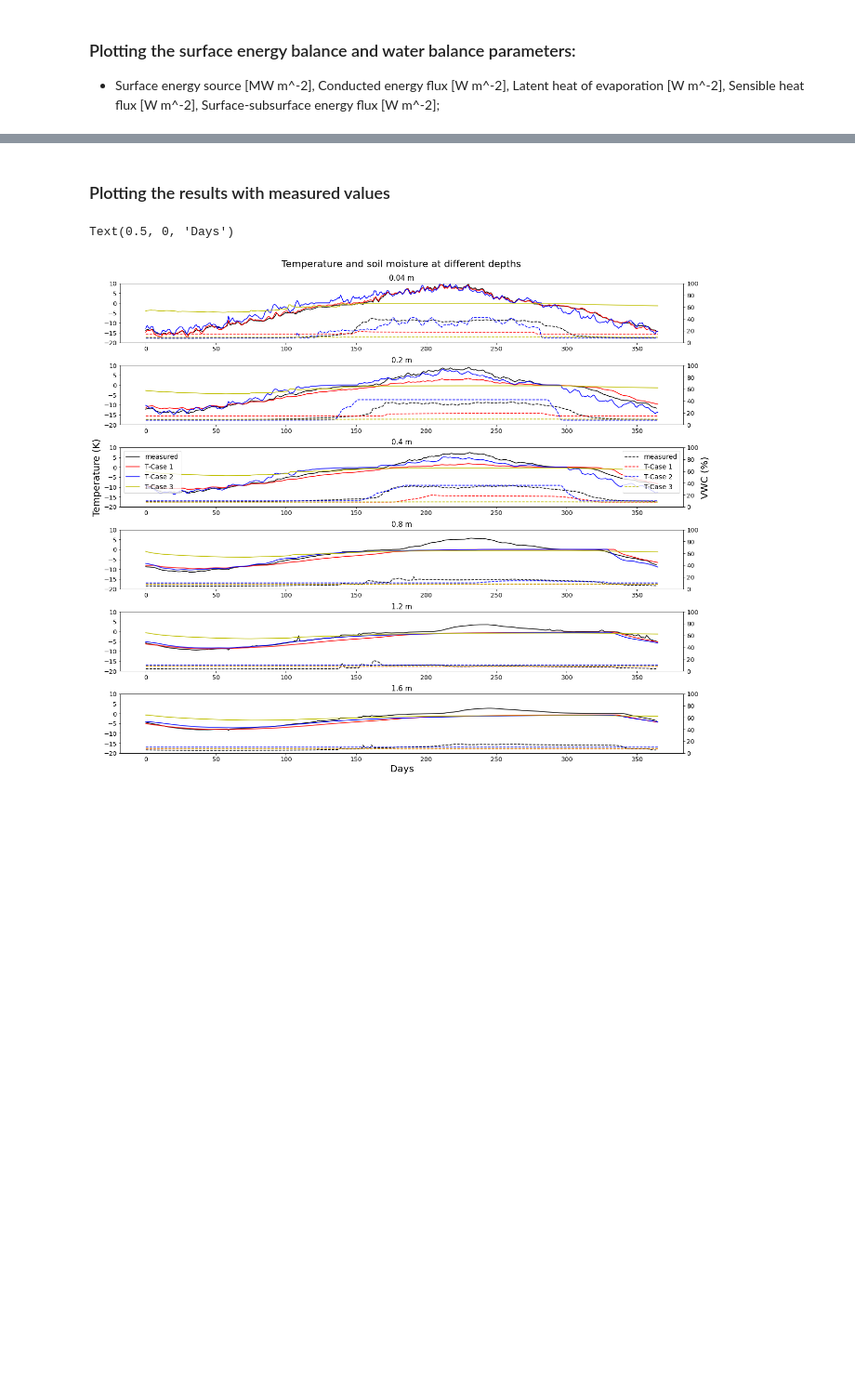
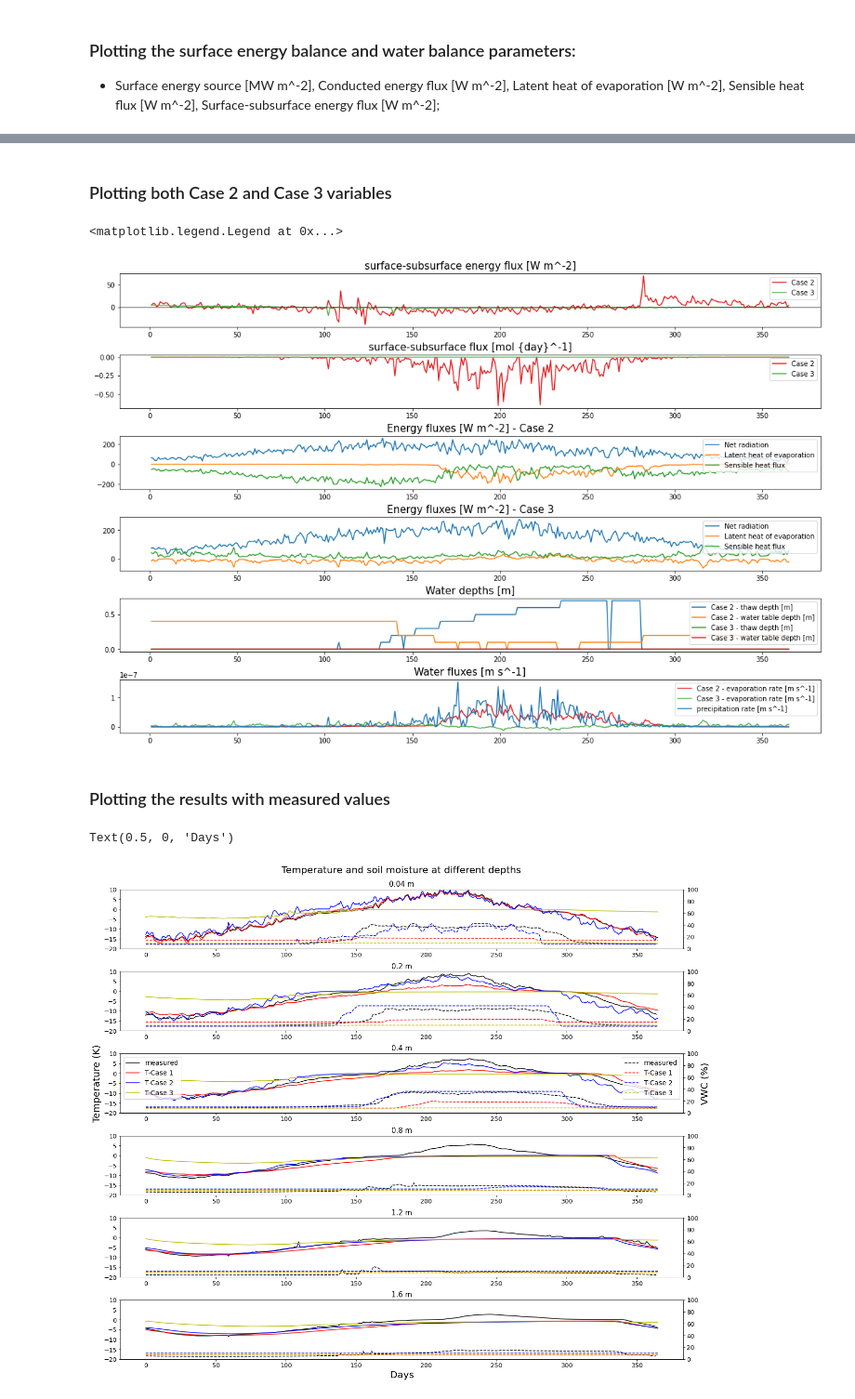
Before and after one commit to radhakrishnabl96/datamshapratirupa, a Jupyter notebook: 10_finalsim/Finalsim_output_analysis.ipynb, the cells around one changed output, grey strips where cells are left out. Shown at 93% size. Saved outputs shown, nothing was run; the diff lists cells and outputs as text; code cells hidden in the pictures; blank space fills up the shorter version.

Commit message:
Finalsim added SEB and SWB plots

```diff
--- a/10_finalsim/Finalsim_output_analysis.ipynb
+++ b/10_finalsim/Finalsim_output_analysis.ipynb
@@ -1429,3 +1429,73 @@ f2_ax5.legend()
+# %% [markdown]
+### Plotting both Case 2 and Case 3 variables
+# %%
+### Plotting the final results (mesured vs simulated) along with the parameters:
+fig2 = plt.figure(figsize=(15,10), constrained_layout=True)
+spec2 = gridspec.GridSpec(ncols=1, nrows=6, height_ratios=[1,1,1,1,1,1], figure=fig2)
+f2_ax1 = fig2.add_subplot(spec2[0, 0])
+f2_ax2 = fig2.add_subplot(spec2[1, 0])
+f2_ax3 = fig2.add_subplot(spec2[2, 0])
+f2_ax4 = fig2.add_subplot(spec2[3, 0])
+f2_ax5 = fig2.add_subplot(spec2[4, 0])
+f2_ax6 = fig2.add_subplot(spec2[5, 0])
+
+# Plotting Surface energy source
+f2_ax1.set_title('surface-subsurface energy flux [W m^-2]', fontsize=15)
+#plt.plot(case1_obs['point -0.01 temperature [K]'][:1000],label='0.01 m')
+f2_ax1.plot(case2_obs_whbal['surface-subsurface energy flux [W m^-2]']*1e6, color="#e41a1c", label='Case 2')
+f2_ax1.plot(case3_obs_whbal['surface-subsurface energy flux [W m^-2]']*1e6, color="#4daf4a", label='Case 3')
+f2_ax1.axhline(y=0, color='k',alpha=0.5)
+#f2_ax1.plot(-case2_obs_whbal['surf-sub radiation [W m^-2]'], label="calculated")
+f2_ax1.legend(loc=1)
+
+# Plotting surface - subsurface water fluxes
+f2_ax2.set_title('surface-subsurface flux [mol {day}^-1]', fontsize=15)
+#plt.plot(case1_obs['point -0.01 temperature [K]'][:1000],label='0.01 m')
+f2_ax2.plot(case2_obs_whbal['surface-subsurface flux [mol s^-1]']*86400/1000, color="#e41a1c", label="Case 2")
+f2_ax2.plot(case3_obs_whbal['surface-subsurface flux [mol s^-1]']*86400/1000, color="#4daf4a", label="Case 3")
+
+f2_ax2.legend(loc=1)
+
+# Plotting Energy fluxes
+f2_ax3.set_title('Energy fluxes [W m^-2] - Case 2', fontsize=15)
+#plt.plot(case1_obs['point -0.01 temperature [K]'][:1000],label='0.01 m')
+f2_ax3.plot(case2_obs_whbal['net radiation [W m^-2]'], label='Net radiation')
+f2_ax3.plot(case2_obs_whbal['latent heat of evaporation [W m^-2]'], label="Latent heat of evaporation")
+f2_ax3.plot(case2_obs_whbal['sensible heat flux [W m^-2]'], label="Sensible heat flux")
+f2_ax3.legend(loc=1)
+
+# Plotting Energy fluxes
+f2_ax4.set_title('Energy fluxes [W m^-2] - Case 3', fontsize=15)
+f2_ax4.plot(case3_obs_whbal['net radiation [W m^-2]'], label='Net radiation')
+f2_ax4.plot(case3_obs_whbal['latent heat of evaporation [W m^-2]'], label="Latent heat of evaporation")
+f2_ax4.plot(case3_obs_whbal['sensible heat flux [W m^-2]'], label="Sensible heat flux")
+#f2_ax2.plot(case2_obs_whbal['surf-sub radiation [W m^-2]'], label="surf-sub radiation")
+#f2_ax2.plot(case2_obs_whbal['surface-subsurface energy flux [W m^-2]'], label="surface-subsurface energy flux")
+#f2_ax2.plot(data_AWS_input_cyclic_Case3['Incoming shortwave radiation (W/m^2)'].values, label="inc sw")
+f2_ax4.legend(loc=1)
+
+
+# Plotting surface-subsurface flux [mol s^-1]
+f2_ax5.set_title('Water depths [m]', fontsize=15)
+#plt.plot(case1_obs['point -0.01 temperature [K]'][:1000],label='0.01 m')
+f2_ax5.plot(case2_obs_whbal['thaw depth [m]'], label='Case 2 - thaw depth [m]')
+f2_ax5.plot(case2_obs_whbal['water table depth [m]'], label='Case 2 - water table depth [m]')
+f2_ax5.plot(case3_obs_whbal['thaw depth [m]'], label='Case 3 - thaw depth [m]')
+f2_ax5.plot(case3_obs_whbal['water table depth [m]'], label='Case 3 - water table depth [m]')
+f2_ax5.legend(loc=1)
+
+# Plotting water fluxes
+f2_ax6.set_title('Water fluxes [m s^-1]', fontsize=15)
+#plt.plot(case1_obs['point -0.01 temperature [K]'][:1000],label='0.01 m')
+f2_ax6.plot(case2_obs_whbal['evaporation rate [m s^-1]'], color="#e41a1c", label='Case 2 - evaporation rate [m s^-1]')
+f2_ax6.plot(case3_obs_whbal['evaporation rate [m s^-1]'], color="#4daf4a", label='Case 3 - evaporation rate [m s^-1]')
+f2_ax6.plot(case2_obs_whbal['precipitation rain [m s^-1]'], label='precipitation rate [m s^-1]')
+#f2_ax6.plot(case3_obs_whbal['snow melt [m s^-1]'], label='Case 3 - snow melt rate [m s^-1]')
+#f2_ax4.plot(case2_obs_whbal['snow melt [m s^-1]'], label='snow melt rate [m s^-1]')
+f2_ax6.legend(loc=1)
+# %% [output]
+<matplotlib.legend.Legend at 0x...>
+[figure, added]
 # %% [markdown]
 ### Plotting the results with measured values
 # %%
```
Also changed, not shown: parts of 10 cells of this notebook, 15 other files.
